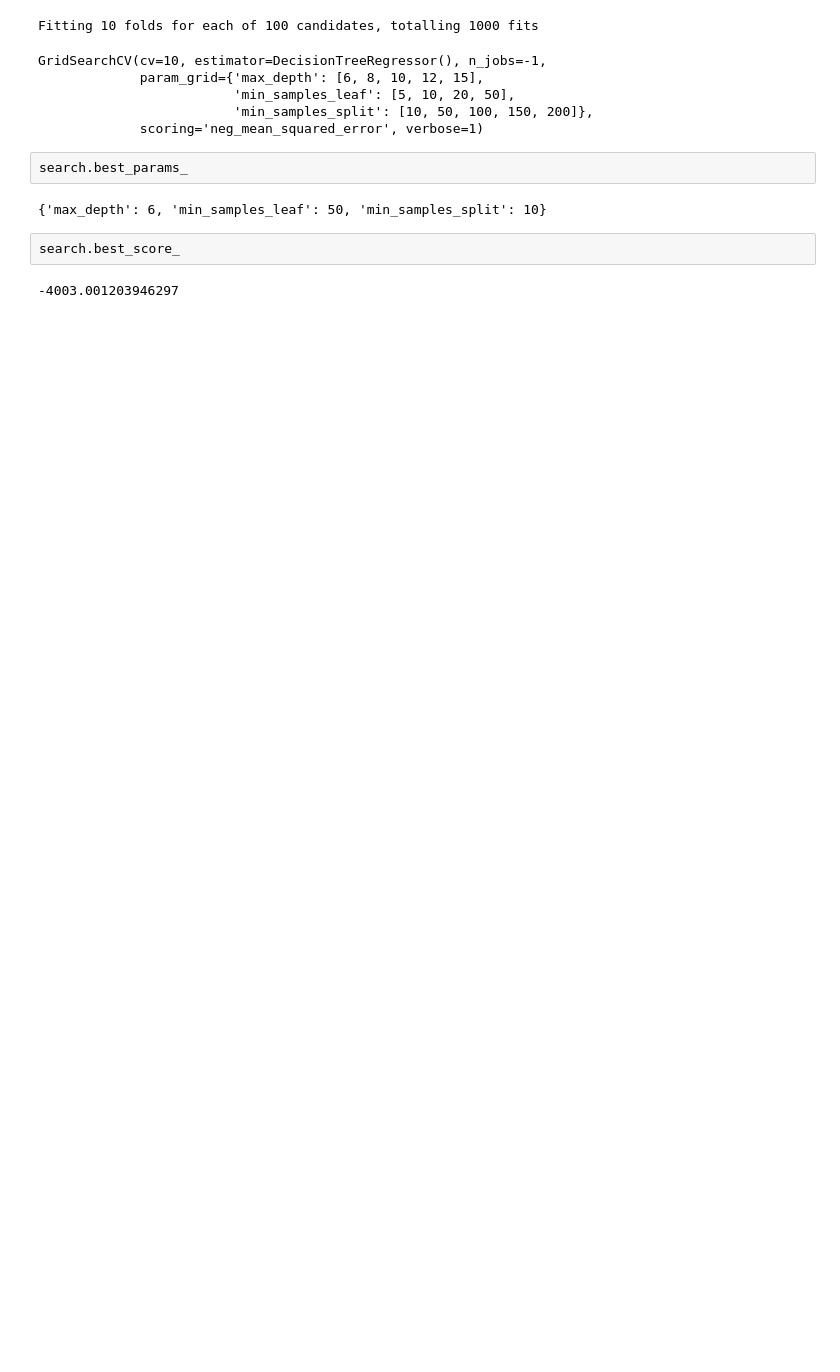
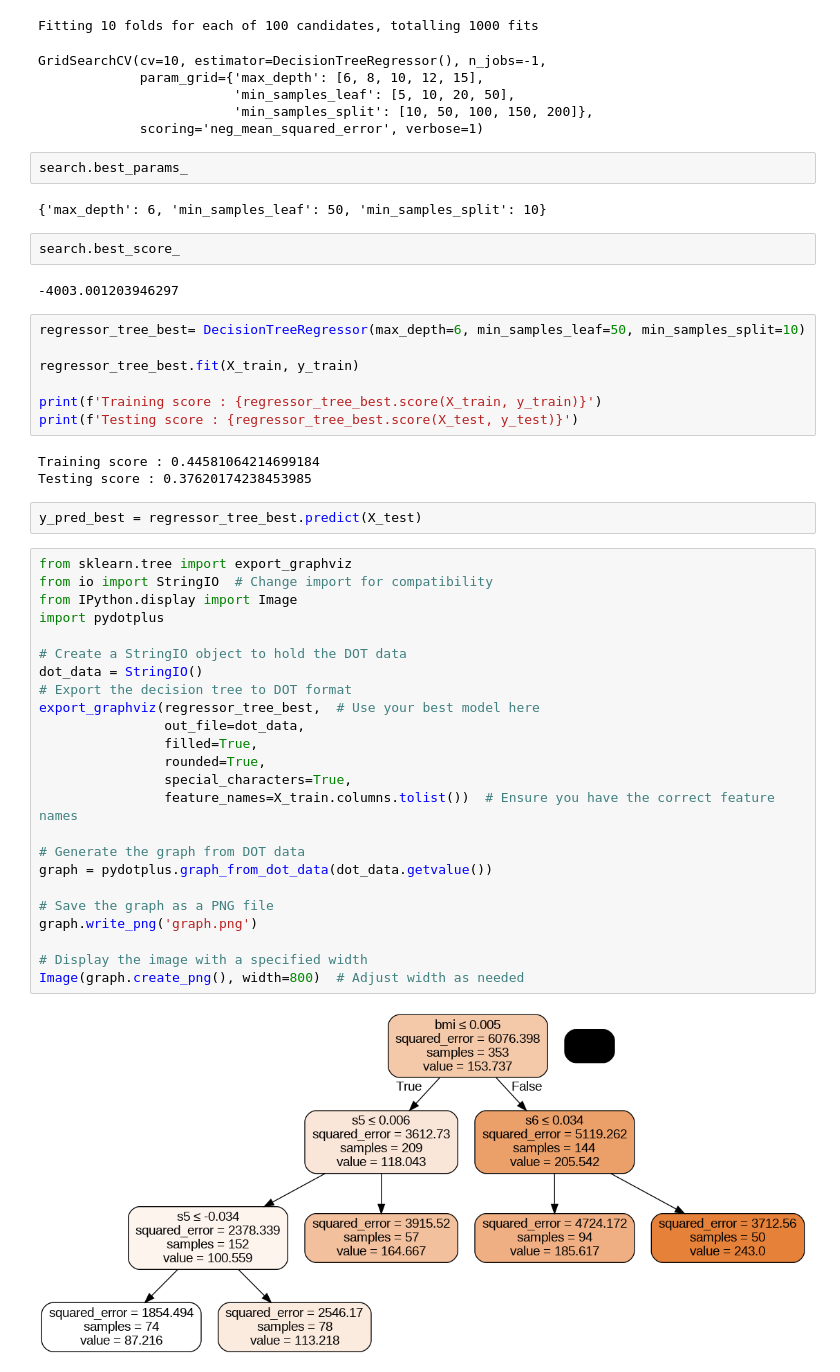
Before and after one commit to davidofitaly/05_decision_tree_regression_projects, a Jupyter notebook: Untitled288.ipynb, the cells around one changed output. Saved outputs shown, nothing was run; the diff lists cells and outputs as text; blank space fills up the shorter version.

```diff
--- a/Untitled288.ipynb
+++ b/Untitled288.ipynb
@@ -347,3 +347,41 @@ search.best_params_
 search.best_score_
 # %% [output]
 -4003.001203946297
+# %%
+regressor_tree_best= DecisionTreeRegressor(max_depth=6, min_samples_leaf=50, min_samples_split=10)
+
+regressor_tree_best.fit(X_train, y_train)
+
+print(f'Training score : {regressor_tree_best.score(X_train, y_train)}')
+print(f'Testing score : {regressor_tree_best.score(X_test, y_test)}')
+# %% [output]
+Training score : 0.44581064214699184
+Testing score : 0.37620174238453985
+# %%
+y_pred_best = regressor_tree_best.predict(X_test)
+# %%
+from sklearn.tree import export_graphviz
+from io import StringIO  # Change import for compatibility
+from IPython.display import Image
+import pydotplus
+
+# Create a StringIO object to hold the DOT data
+dot_data = StringIO()
+# Export the decision tree to DOT format
+export_graphviz(regressor_tree_best,  # Use your best model here
+                out_file=dot_data,
+                filled=True,
+                rounded=True,
+                special_characters=True,
+                feature_names=X_train.columns.tolist())  # Ensure you have the correct feature names
+
+# Generate the graph from DOT data
+graph = pydotplus.graph_from_dot_data(dot_data.getvalue())
+
+# Save the graph as a PNG file
+graph.write_png('graph.png')
+
+# Display the image with a specified width
+Image(graph.create_png(), width=800)  # Adjust width as needed
+# %% [output]
+[figure, added]
```
Also changed, not shown: parts of 2 cells of this notebook.
